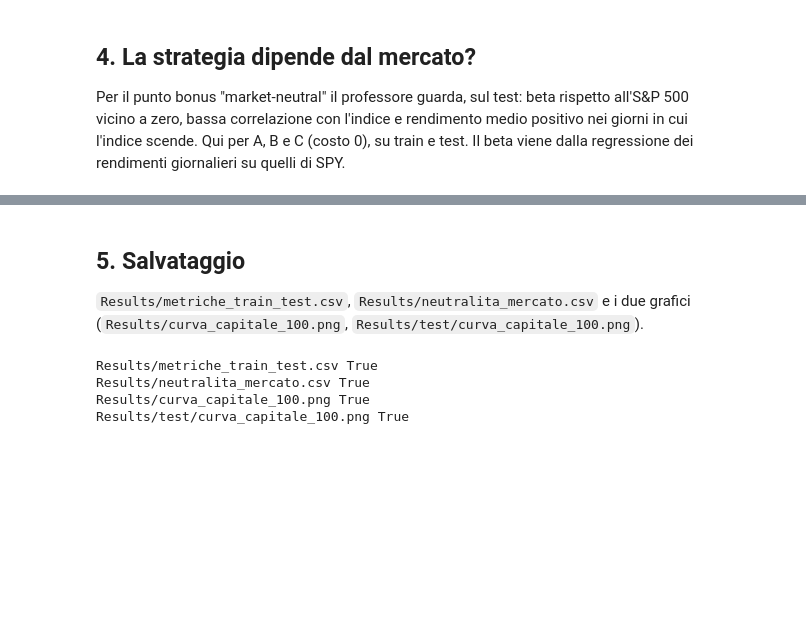
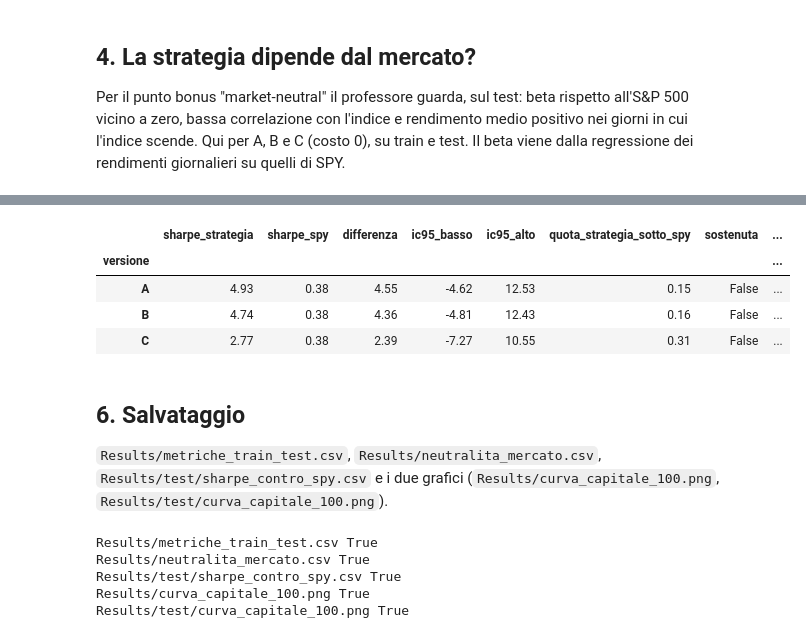
Before and after one commit to DrTeo96/DDM_Pairs_Trading_Project, a Jupyter notebook: src/09_curve_metriche.ipynb, the cells around one changed output, grey strips where cells are left out. Cells and saved outputs as stored; diff of their text form; code cells hidden in the pictures; blank space fills up the shorter version.

Commit message:
Test statistici su Sharp

```diff
--- a/src/09_curve_metriche.ipynb
+++ b/src/09_curve_metriche.ipynb
@@ -179,15 +191,43 @@ neutralita
+# %%
+def sharpe_righe(x: np.ndarray) -> np.ndarray:
+    """Sharpe annualizzato di ogni riga (un'estrazione), tasso privo di rischio 0, come nella sezione 3."""
+    return x.mean(axis=1) / x.std(axis=1, ddof=1) * np.sqrt(DAYS_PER_YEAR)
+
+
+t = rend["test"]
+estratti = np.random.default_rng(0).integers(0, len(t), size=(10_000, len(t)))   # 10.000 estrazioni di 32 giorni, gli stessi per tutte le colonne
+sharpe_spy_boot = sharpe_righe(t["SPY"].to_numpy()[estratti])
+righe = []
+for v in "ABC":
+    diff = sharpe_righe(t[v].to_numpy()[estratti]) - sharpe_spy_boot
+    basso, alto = np.percentile(diff, [2.5, 97.5])
+    righe.append(dict(versione=v, sharpe_strategia=tabella.loc[("test", 0, v), "sharpe"], sharpe_spy=tabella.loc[("test", 0, "SPY"), "sharpe"],
+                      differenza=tabella.loc[("test", 0, v), "sharpe"] - tabella.loc[("test", 0, "SPY"), "sharpe"],
+                      ic95_basso=basso, ic95_alto=alto, quota_strategia_sotto_spy=(diff < 0).mean(), sostenuta=bool(basso > 0),
+                      max_drawdown_strategia_pct=tabella.loc[("test", 0, v), "max_drawdown_pct"],
+                      max_drawdown_spy_pct=tabella.loc[("test", 0, "SPY"), "max_drawdown_pct"]))
+sharpe_spy = pd.DataFrame(righe).set_index("versione")
+sharpe_spy
+# %% [output]
+|  | sharpe_strategia | sharpe_spy | differenza | ic95_basso | ic95_alto | quota_strategia_sotto_spy | sostenuta | ... |
+| versione |  |  |  |  |  |  |  | ... |
+| A | 4.93 | 0.38 | 4.55 | -4.62 | 12.53 | 0.15 | False | ... |
+| B | 4.74 | 0.38 | 4.36 | -4.81 | 12.43 | 0.16 | False | ... |
+| C | 2.77 | 0.38 | 2.39 | -7.27 | 10.55 | 0.31 | False | ... |
 # %% [markdown]
-## 5. Salvataggio
+## 6. Salvataggio
 
-`Results/metriche_train_test.csv`, `Results/neutralita_mercato.csv` e i due grafici (`Results/curva_capitale_100.png`, `Results/test/curva_capitale_100.png`).
+`Results/metriche_train_test.csv`, `Results/neutralita_mercato.csv`, `Results/test/sharpe_contro_spy.csv` e i due grafici (`Results/curva_capitale_100.png`, `Results/test/curva_capitale_100.png`).
 # %%
 tabella.to_csv(RESULTS / "metriche_train_test.csv")
 neutralita.to_csv(RESULTS / "neutralita_mercato.csv")
-for p in (RESULTS / "metriche_train_test.csv", RESULTS / "neutralita_mercato.csv", RESULTS / "curva_capitale_100.png", RESULTS_TEST / "curva_capitale_100.png"):
+sharpe_spy.to_csv(RESULTS_TEST / "sharpe_contro_spy.csv")
+for p in (RESULTS / "metriche_train_test.csv", RESULTS / "neutralita_mercato.csv", RESULTS_TEST / "sharpe_contro_spy.csv", RESULTS / "curva_capitale_100.png", RESULTS_TEST / "curva_capitale_100.png"):
     print(p.relative_to(RESULTS.parent), p.exists())
 # %% [output]
 Results/metriche_train_test.csv True
 Results/neutralita_mercato.csv True
+Results/test/sharpe_contro_spy.csv True
 Results/curva_capitale_100.png True
 Results/test/curva_capitale_100.png True
 # %% [markdown]
```
Also changed, not shown: parts of 2 cells of this notebook, 5 other files.
